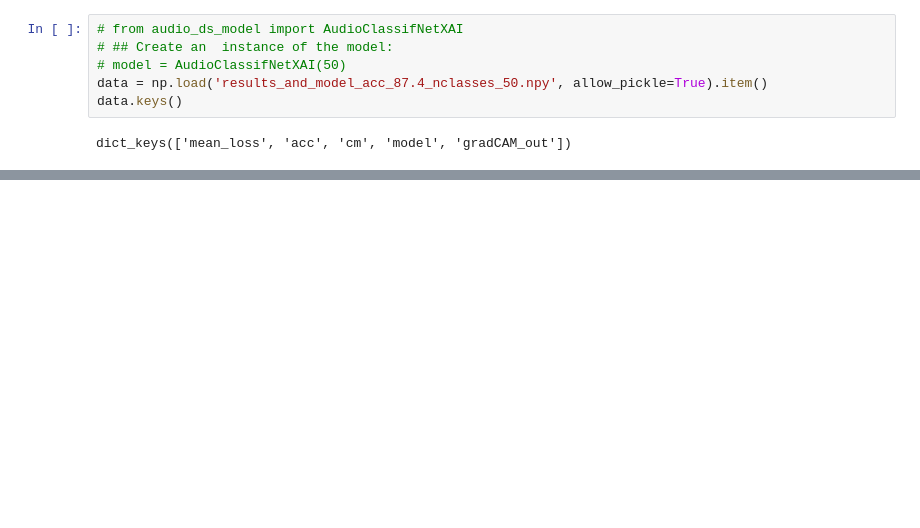
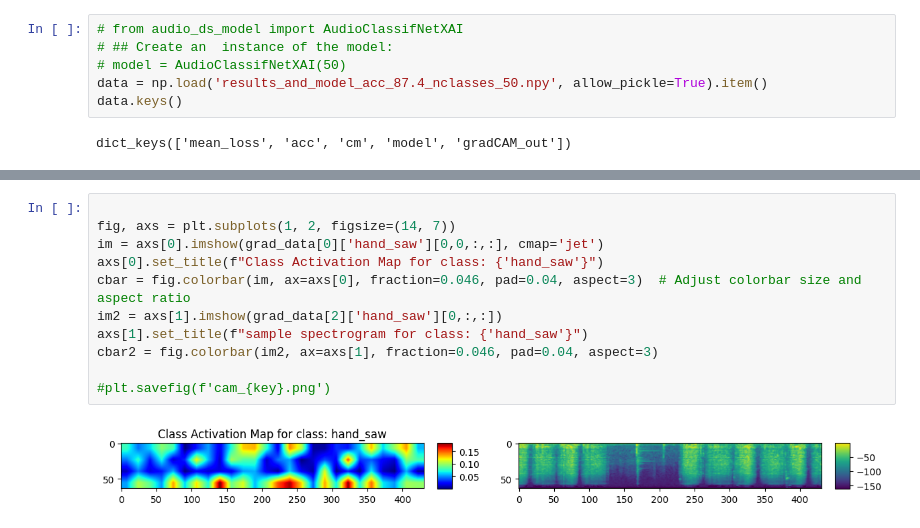
Before and after one commit to JanStasin/ML-sounds-sandbox, a Jupyter notebook: basic_CNN-GC-viewer.ipynb, the cells around one changed output, grey strips where cells are left out. Cells and saved outputs as stored; diff of their text form; blank space fills up the shorter version.

```diff
--- a/basic_CNN-GC-viewer.ipynb
+++ b/basic_CNN-GC-viewer.ipynb
@@ -163,3 +151,16 @@ Accuracy: 88.33 %
+# %%
+
+fig, axs = plt.subplots(1, 2, figsize=(14, 7))
+im = axs[0].imshow(grad_data[0]['hand_saw'][0,0,:,:], cmap='jet')
+axs[0].set_title(f"Class Activation Map for class: {'hand_saw'}")
+cbar = fig.colorbar(im, ax=axs[0], fraction=0.046, pad=0.04, aspect=3)  # Adjust colorbar size and aspect ratio
+im2 = axs[1].imshow(grad_data[2]['hand_saw'][0,:,:])
+axs[1].set_title(f"sample spectrogram for class: {'hand_saw'}")
+cbar2 = fig.colorbar(im2, ax=axs[1], fraction=0.046, pad=0.04, aspect=3)
+
+#plt.savefig(f'cam_{key}.png')
+# %% [output]
+[figure, added]
 # %%
 for key in class_cams.keys():
     plt.figure(figsize=(5, 10))
```
Also changed, not shown: parts of 10 cells of this notebook, 8 other files.
